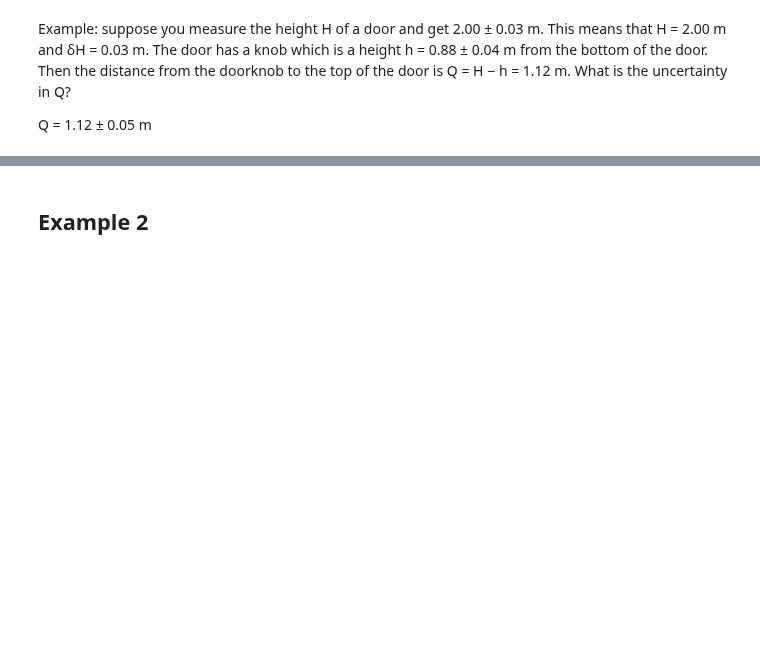
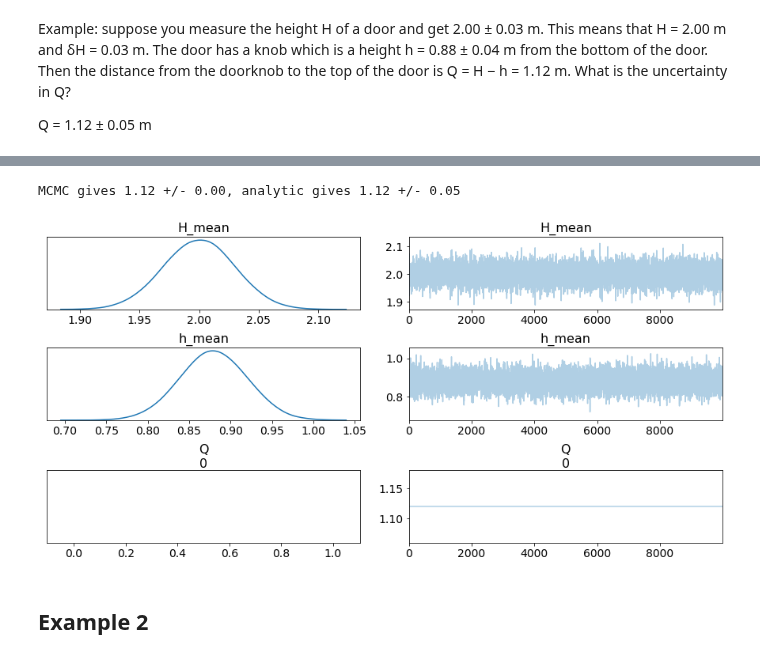
Before and after one commit to balarsen/pymc_learning, a Jupyter notebook: Propagation_of_uncertainty/Examples-pymc3.ipynb, the cells around one changed output, grey strips where cells are left out. Saved outputs shown, nothing was run; the diff lists cells and outputs as text; code cells hidden in the pictures; blank space fills up the shorter version.

```diff
--- a/Propagation_of_uncertainty/Examples-pymc3.ipynb
+++ b/Propagation_of_uncertainty/Examples-pymc3.ipynb
@@ -39,3 +71,10 @@ print("MCMC gives {0:.2f} +/- {1:.2f}, analytic gives {2} +/- {3}".format(trace[
+# %%
+mc.traceplot(trace, combined=True)
+print("MCMC gives {:.2f} +/- {:.2f}, analytic gives {} +/- {}".format(trace['Q'].mean(),
+                                                                          trace['Q'].std(), 1.12, 0.05))
+# %% [output]
+MCMC gives 1.12 +/- 0.00, analytic gives 1.12 +/- 0.05
+[figure, added]
 # %% [markdown]
 ## Example 2
 # %% [markdown]
```
Also changed, not shown: parts of 8 cells of this notebook, 11 other files.
